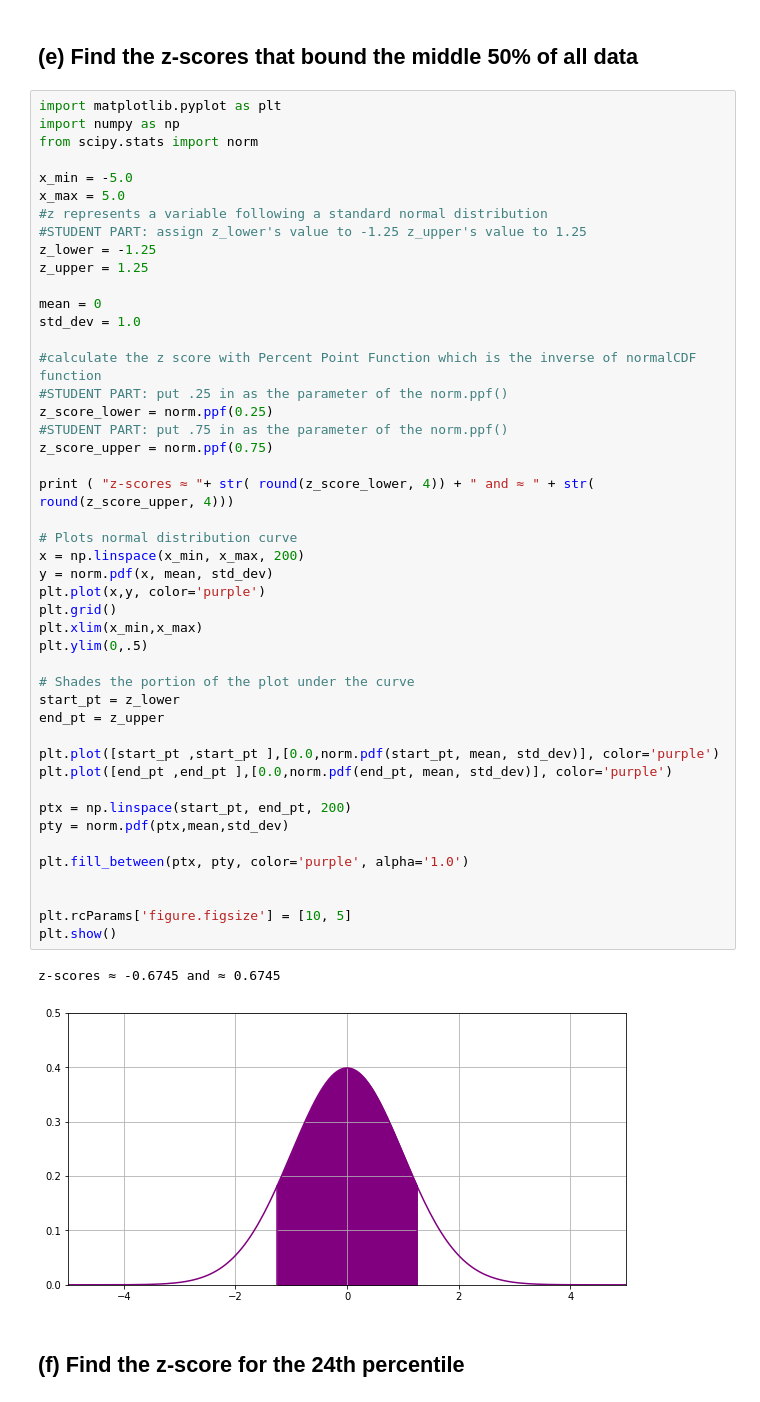
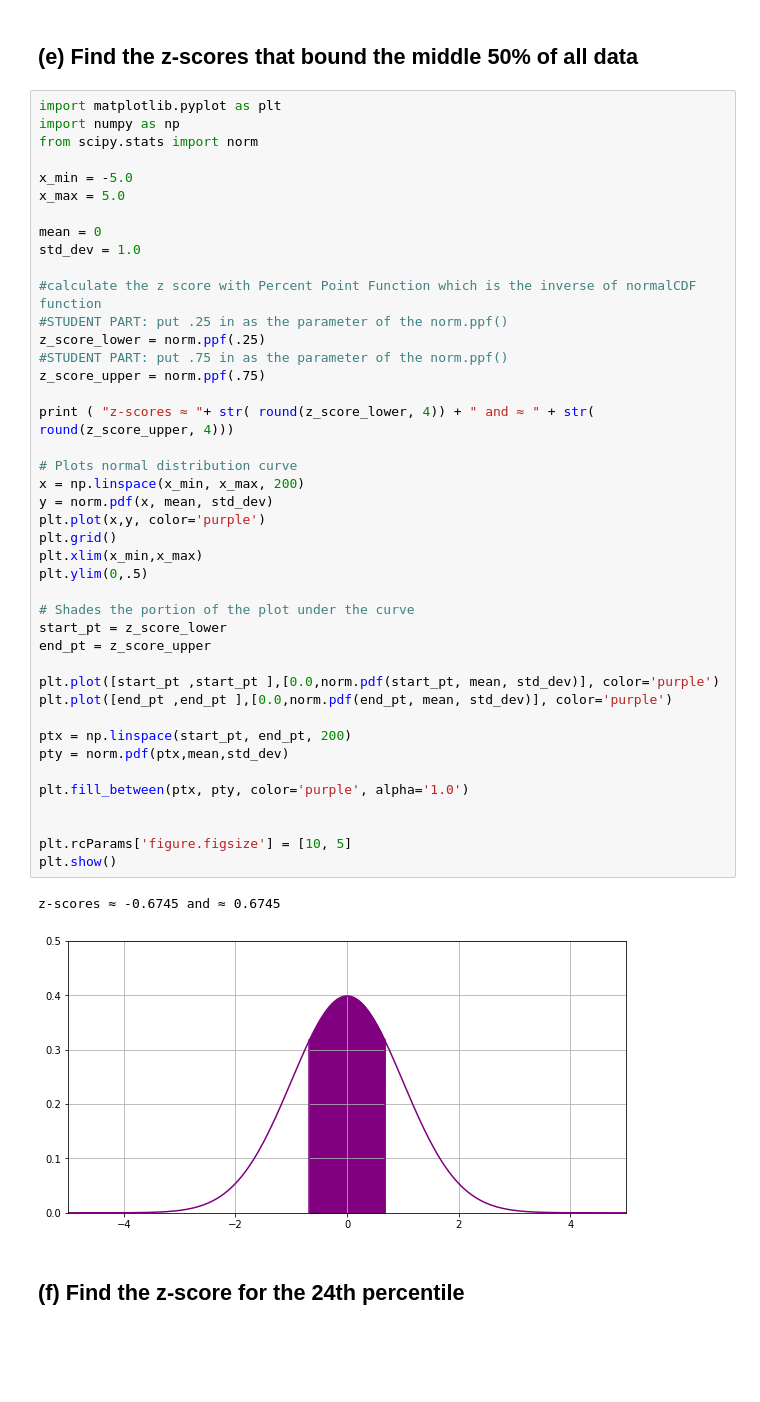
Before and after one commit to janroddy/normal-distribution-ws, a Jupyter notebook: full-code-normal-dist-ws.ipynb, the cells around one changed output. Saved outputs shown, nothing was run; the diff lists cells and outputs as text; blank space fills up the shorter version.

```diff
--- a/full-code-normal-dist-ws.ipynb
+++ b/full-code-normal-dist-ws.ipynb
@@ -205,48 +205,44 @@ from scipy.stats import norm
 
 x_min = -5.0
 x_max = 5.0
-#z represents a variable following a standard normal distribution
-#STUDENT PART: assign z_lower's value to -1.25 z_upper's value to 1.25
-z_lower = -1.25
-z_upper = 1.25
 
 mean = 0
 std_dev = 1.0
 
 #calculate the z score with Percent Point Function which is the inverse of normalCDF function
 #STUDENT PART: put .25 in as the parameter of the norm.ppf()
-z_score_lower = norm.ppf(0.25)
+z_score_lower = norm.ppf(.25)
 #STUDENT PART: put .75 in as the parameter of the norm.ppf()
-z_score_upper = norm.ppf(0.75)
+z_score_upper = norm.ppf(.75)
 
 print ( "z-scores ≈ "+ str( round(z_score_lower, 4)) + " and ≈ " + str( round(z_score_upper, 4)))
 
 # Plots normal distribution curve
 x = np.linspace(x_min, x_max, 200)
 y = norm.pdf(x, mean, std_dev)
 plt.plot(x,y, color='purple')
 plt.grid()
 plt.xlim(x_min,x_max)
 plt.ylim(0,.5)
 
 # Shades the portion of the plot under the curve
-start_pt = z_lower
-end_pt = z_upper
+start_pt = z_score_lower
+end_pt = z_score_upper
 
 plt.plot([start_pt ,start_pt ],[0.0,norm.pdf(start_pt, mean, std_dev)], color='purple')
 plt.plot([end_pt ,end_pt ],[0.0,norm.pdf(end_pt, mean, std_dev)], color='purple')
 
 ptx = np.linspace(start_pt, end_pt, 200)
 pty = norm.pdf(ptx,mean,std_dev)
 
 plt.fill_between(ptx, pty, color='purple', alpha='1.0')
 
 
 plt.rcParams['figure.figsize'] = [10, 5]
 plt.show()
 # %% [output]
 z-scores ≈ -0.6745 and ≈ 0.6745
-[figure, old version]
+[figure, new version]
 # %% [markdown]
 ## (f) Find the z-score for the 24th percentile
 # %%
```
Also changed, not shown: 2 other files.
